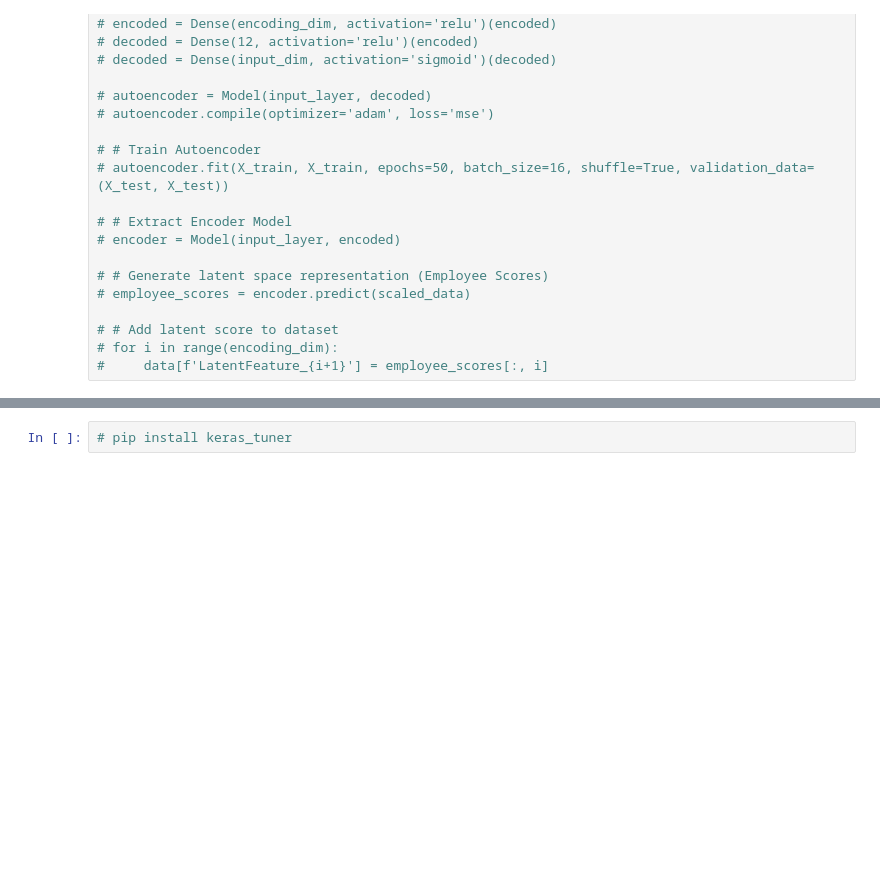
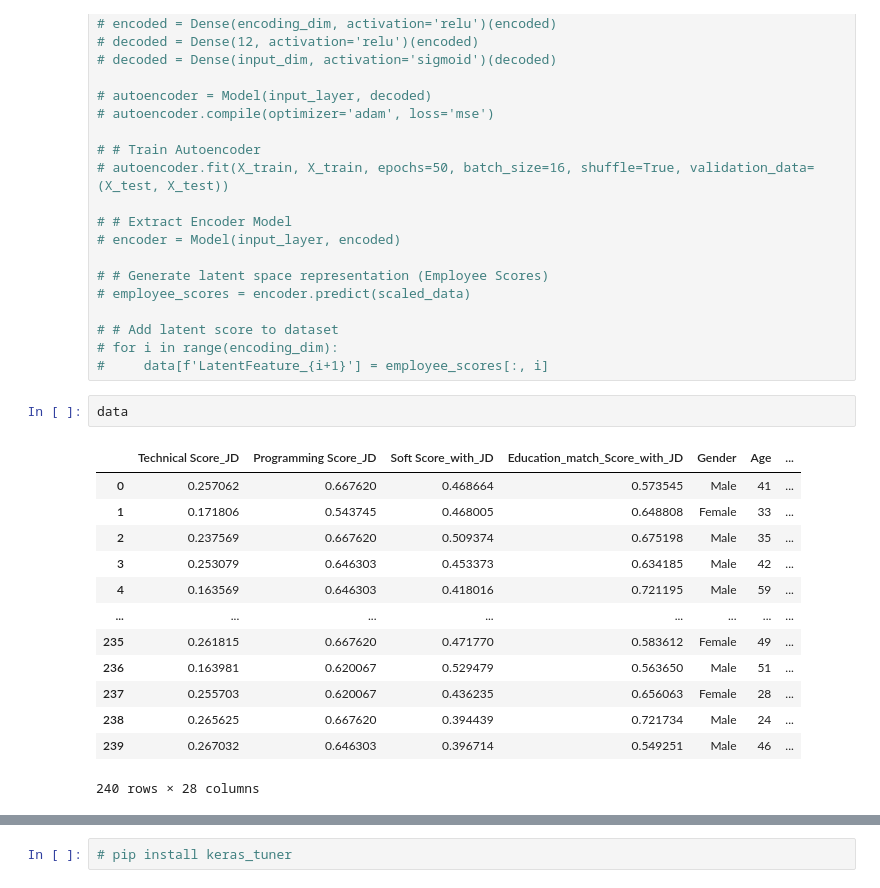
Before and after one commit to DanukaDilshann/AI-Driven-Job-Role-Fit-Prediction, a Jupyter notebook: code/AutoEncoder.ipynb, the cells around one changed output, grey strips where cells are left out. Drawn from its saved outputs; the diff is of its cells as text; blank space fills up the shorter version.

```diff
--- a/code/AutoEncoder.ipynb
+++ b/code/AutoEncoder.ipynb
@@ -83,6 +82,22 @@ X_train, X_test = train_test_split(scaled_data, test_size=0.3, random_state=SEED
 # # Add latent score to dataset
 # for i in range(encoding_dim):
 #     data[f'LatentFeature_{i+1}'] = employee_scores[:, i]
+# %%
+data
+# %% [output]
+|  | Technical Score_JD | Programming Score_JD | Soft Score_with_JD | Education_match_Score_with_JD | Gender | Age | ... |
+| 0 | 0.257062 | 0.667620 | 0.468664 | 0.573545 | Male | 41 | ... |
+| 1 | 0.171806 | 0.543745 | 0.468005 | 0.648808 | Female | 33 | ... |
+| 2 | 0.237569 | 0.667620 | 0.509374 | 0.675198 | Male | 35 | ... |
+| 3 | 0.253079 | 0.646303 | 0.453373 | 0.634185 | Male | 42 | ... |
+| 4 | 0.163569 | 0.646303 | 0.418016 | 0.721195 | Male | 59 | ... |
+| ... | ... | ... | ... | ... | ... | ... | ... |
+| 235 | 0.261815 | 0.667620 | 0.471770 | 0.583612 | Female | 49 | ... |
+| 236 | 0.163981 | 0.620067 | 0.529479 | 0.563650 | Male | 51 | ... |
+| 237 | 0.255703 | 0.620067 | 0.436235 | 0.656063 | Female | 28 | ... |
+| 238 | 0.265625 | 0.667620 | 0.394439 | 0.721734 | Male | 24 | ... |
+| 239 | 0.267032 | 0.646303 | 0.396714 | 0.549251 | Male | 46 | ... |
+240 rows × 28 columns
 # %%
 
 from keras.regularizers import l2, l1
```
Also changed, not shown: parts of 19 cells of this notebook, 38 other files.
